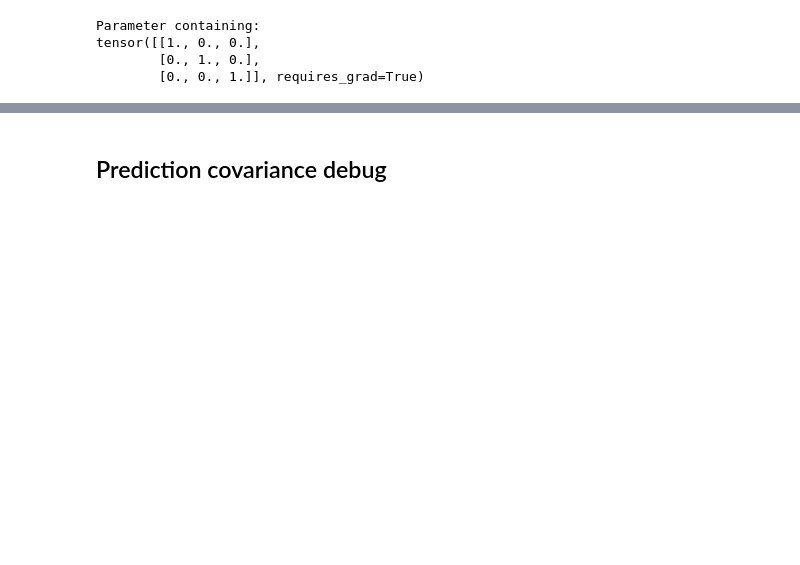
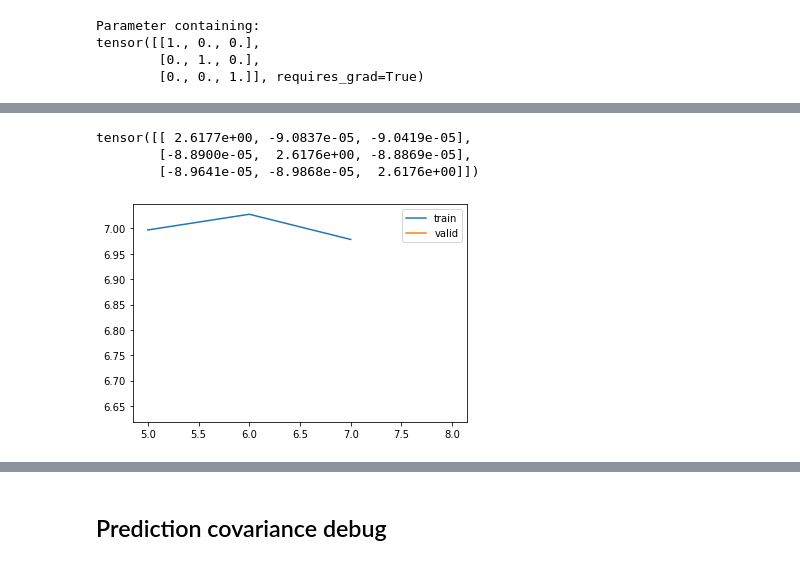
Before and after one commit to mone27/meteo_imp, a Jupyter notebook: lib_nbs/kalman/03_Kalman_fastai.ipynb, the cells around one changed output, grey strips where cells are left out. Drawn from its saved outputs; the diff is of its cells as text; code cells hidden in the pictures; blank space fills up the shorter version.

```diff
--- a/lib_nbs/kalman/03_Kalman_fastai.ipynb
+++ b/lib_nbs/kalman/03_Kalman_fastai.ipynb
@@ -581,0 +592,8 @@ torch.linalg.eigvalsh
+# %%
+torch.tensor([[ 2.6177e+00, -9.0837e-05, -9.0419e-05],
+        [-8.8900e-05,  2.6176e+00, -8.8869e-05],
+        [-8.9641e-05, -8.9868e-05,  2.6176e+00]])
+# %% [output]
+tensor([[ 2.6177e+00, -9.0837e-05, -9.0419e-05],
+        [-8.8900e-05,  2.6176e+00, -8.8869e-05],
+        [-8.9641e-05, -8.9868e-05,  2.6176e+00]])
@@ -581,0 +618,4 @@ torch.linalg.eigvalsh
+# %%
+learn.recorder.plot_loss()
+# %% [output]
+[figure, added]
```
Also changed, not shown: parts of 65 cells of this notebook, 5 other files.
